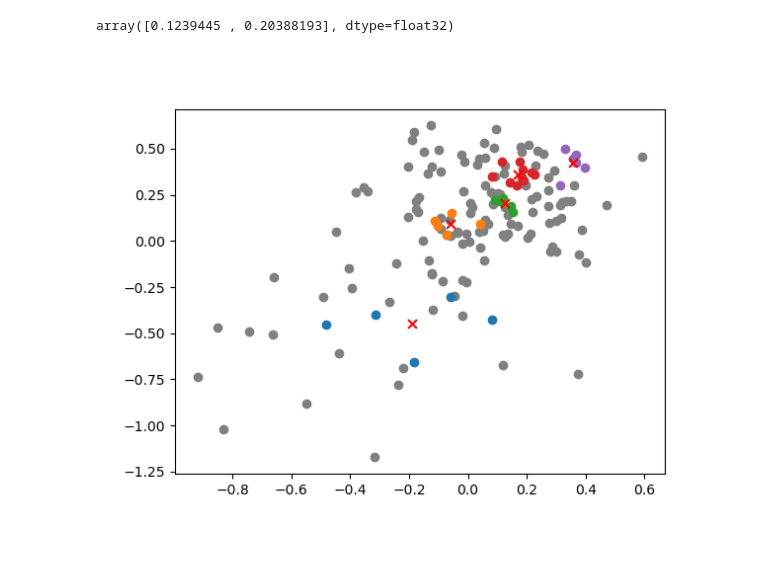
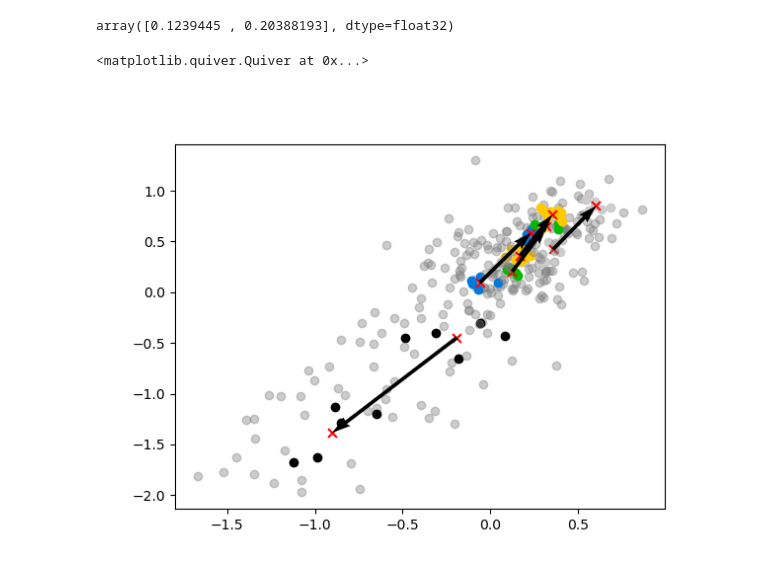
Before and after one commit to Rage997/MasterThesis, a Jupyter notebook: code/PyCode/results.ipynb, the cells around one changed output. Drawn from its saved outputs; the diff is of its cells as text; code cells hidden in the pictures.

Commit message:
Trajectory of clusters plot

```diff
--- a/code/PyCode/results.ipynb
+++ b/code/PyCode/results.ipynb
@@ -145,35 +145,53 @@ array([0.1239445 , 0.20388193], dtype=float32)
 # %%
 # Plot trajectories clusters
 import matplotlib
 fig = plt.figure()
 
 to_plot = Xregion
 
 def get_col():
-    x = np.linspace(0.0, 1, 20)
+    x = np.linspace(0.0, 1, len(c))
     cmap = matplotlib.cm.get_cmap('nipy_spectral')
     col = cmap(x)[np.newaxis, :, :3]
     # print(col[0][0])
     return col[0]
     # cmap = cm.get_cmap(plt.get_cmap('cool'))
 colors = get_col()
 
-for klass in range(-1, 100):
+centroid_first = []
+for klass in range(-1, len(c)):
     Xk = to_plot[:, clust.labels_ == klass]
     if klass == -1:
-        plt.scatter(Xk[0, :, 0], Xk[0, :, 1], alpha=1, c='grey')
-        # plt.scatter(Xk[0, :, 0], Xk[0, :, 1], alpha=1, color=colors[klass*2])
+        plt.scatter(Xk[0, :, 0], Xk[0, :, 1], alpha=0.4, c='grey')
     else:
-        # plt.scatter(Xk[0, :, 0], Xk[0, :, 1], alpha=1, color=colors[klass])
-        plt.scatter(Xk[0, :, 0], Xk[0, :, 1], alpha=1)
+        plt.scatter(Xk[0, :, 0], Xk[0, :, 1], alpha=1, color=colors[klass])
         centroid = np.mean(Xk[0, :], axis=0)
+        centroid_first.append(centroid)
         plt.scatter(centroid[0], centroid[1], s=40, c='r', marker='x')
+centroid_first = np.array(centroid_first)
 
+centroid_last = []
+for klass in range(-1, len(c)):
+    Xk = to_plot[:, clust.labels_ == klass]
+    if klass == -1:
+        plt.scatter(Xk[-1, :, 0], Xk[-1, :, 1], alpha=0.4, c='grey')
+    else:
+        plt.scatter(Xk[-1, :, 0], Xk[-1, :, 1], alpha=1, color=colors[klass])
+        centroid = np.mean(Xk[-1, :], axis=0)
+        centroid_last.append(centroid)
+        plt.scatter(centroid[0], centroid[1], s=40, c='r', marker='x')
+centroid_last = np.array(centroid_last)
 
-plt.show()
+x1, y1 = centroid_first[:, 0], centroid_first[:, 1]
+x2, y2 = centroid_last[:, 0], centroid_last[:, 1]
+plt.quiver(x1, y1, (x2-x1), (y2-y1), angles='xy', scale_units='xy', scale=1)
+# plt.savefig(f'../../latex/figures/latentspace_species', dpi=600)
+# plt.show()
+
 # plt.savefig(f'../../latex/figures/cluster_2d')
 # %% [output]
+<matplotlib.quiver.Quiver at 0x...>
-[figure, old version]
+[figure, new version]
 # %%
 from dataset import InvasiveSpecies
 # And this is how you get the names
```
